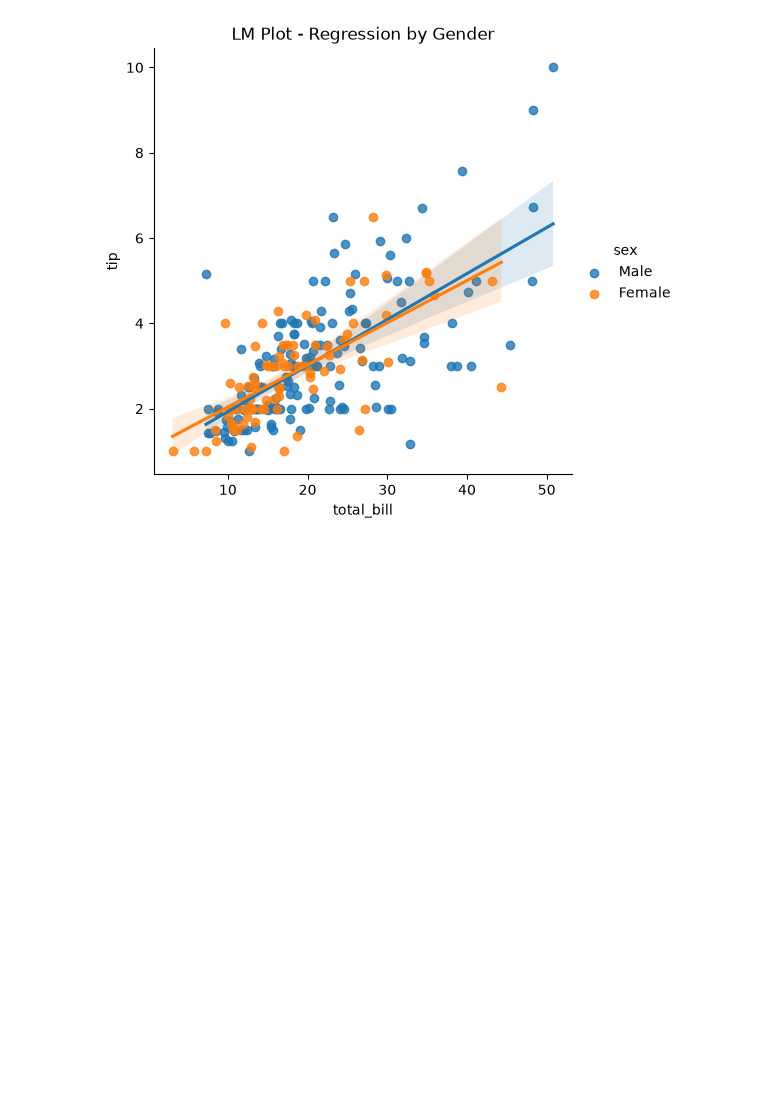
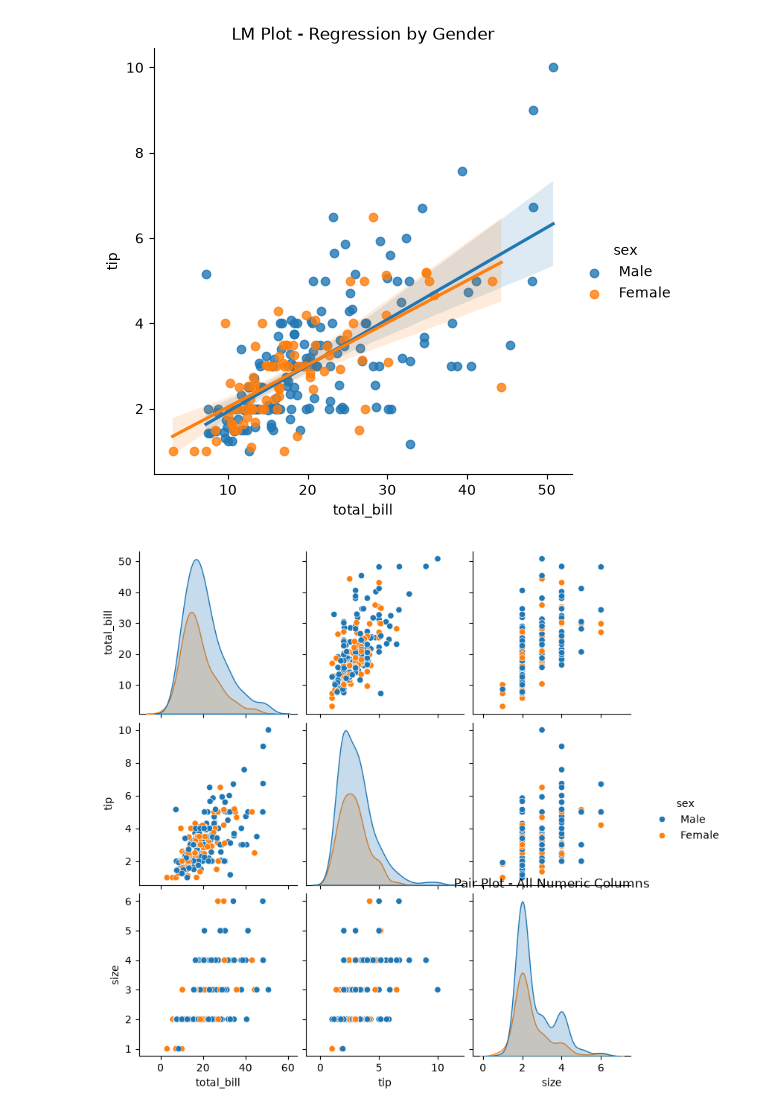
Before and after one commit to kalairajatechp/matplotlib, a Jupyter notebook: histogram_analysis.ipynb, the cells around one changed output. Cells and saved outputs as stored; diff of their text form; code cells hidden in the pictures; blank space fills up the shorter version.

```diff
--- a/histogram_analysis.ipynb
+++ b/histogram_analysis.ipynb
@@ -124,3 +124,10 @@ plt.savefig("LM Plot - Regression by Gender.png")
 plt.show()
 # %% [output]
 [figure]
+# %%
+sns.pairplot(df, hue='sex')
+plt.title("Pair Plot - All Numeric Columns")
+plt.savefig("Pair Plot - All Numeric Columns.png")
+plt.show()
+# %% [output]
+[figure, added]
```
